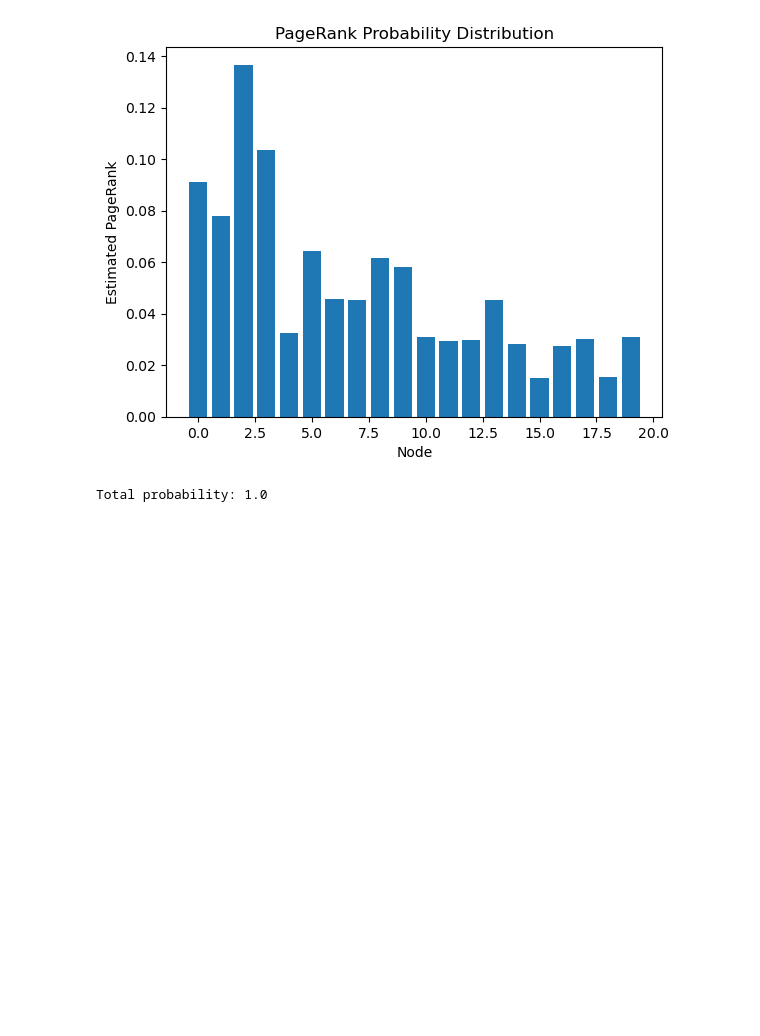
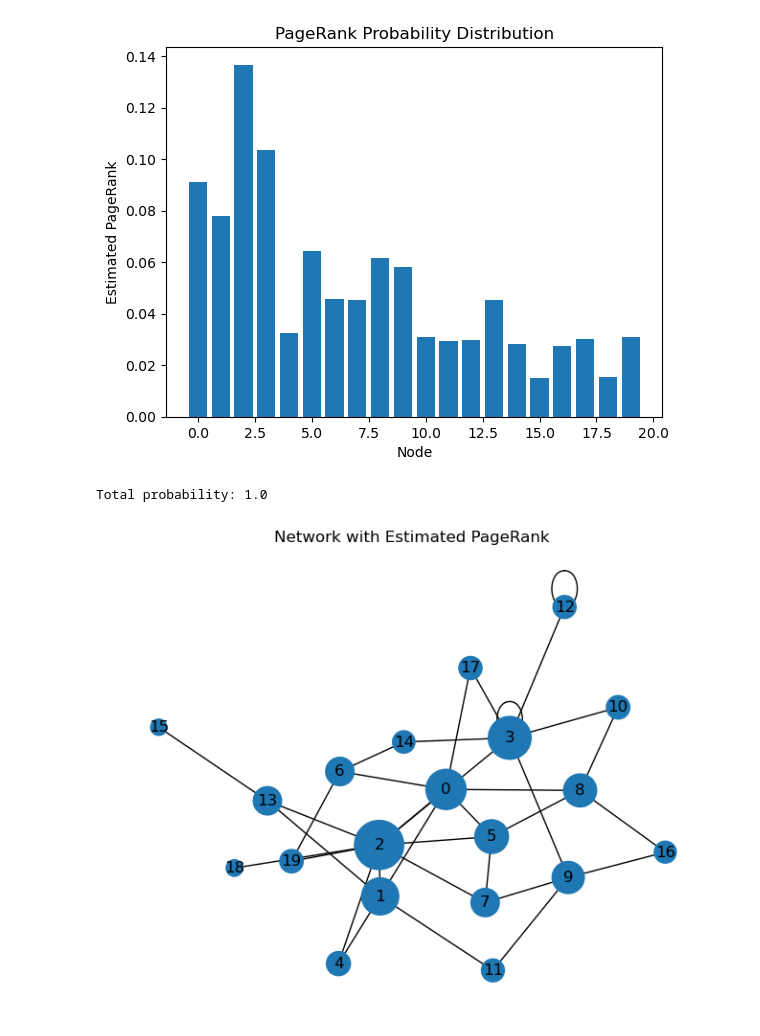
Before and after one commit to Marit-van-Hout/ds5_assignment_-group7, a Jupyter notebook: Week_2/exercise_1,2,3.ipynb, the cells around one changed output. Cells and saved outputs as stored; diff of their text form; code cells hidden in the pictures; blank space fills up the shorter version.

Commit message:
Scaled PageRank graph
new graph with scaled PageRank nodes

```diff
--- a/Week_2/exercise_1,2,3.ipynb
+++ b/Week_2/exercise_1,2,3.ipynb
@@ -164,3 +164,22 @@ print(f"Total probability: {total}")
 # %% [output]
 [figure]
 Total probability: 1.0
+# %%
+def draw_pagerank( graph: nx.Graph, pagerank: dict[int, float]) -> None:
+    """Draw the network with node size based on PageRank.
+    Arguments:
+    Graph: The network to visualize.
+    Pagerank: Estimated PageRank for each node.
+    Returns: None
+    Worked on by Jeanuar"""
+
+    #Scale the PageRank
+    sizes = [pagerank[node] * 10000 for node in graph.nodes()]
+
+    nx.draw(graph, with_labels= True, node_size=sizes)
+    plt.title("Network with Estimated PageRank")
+    plt.show()
+
+draw_pagerank(graph, pagerank)
+# %% [output]
+[figure, added]
```
